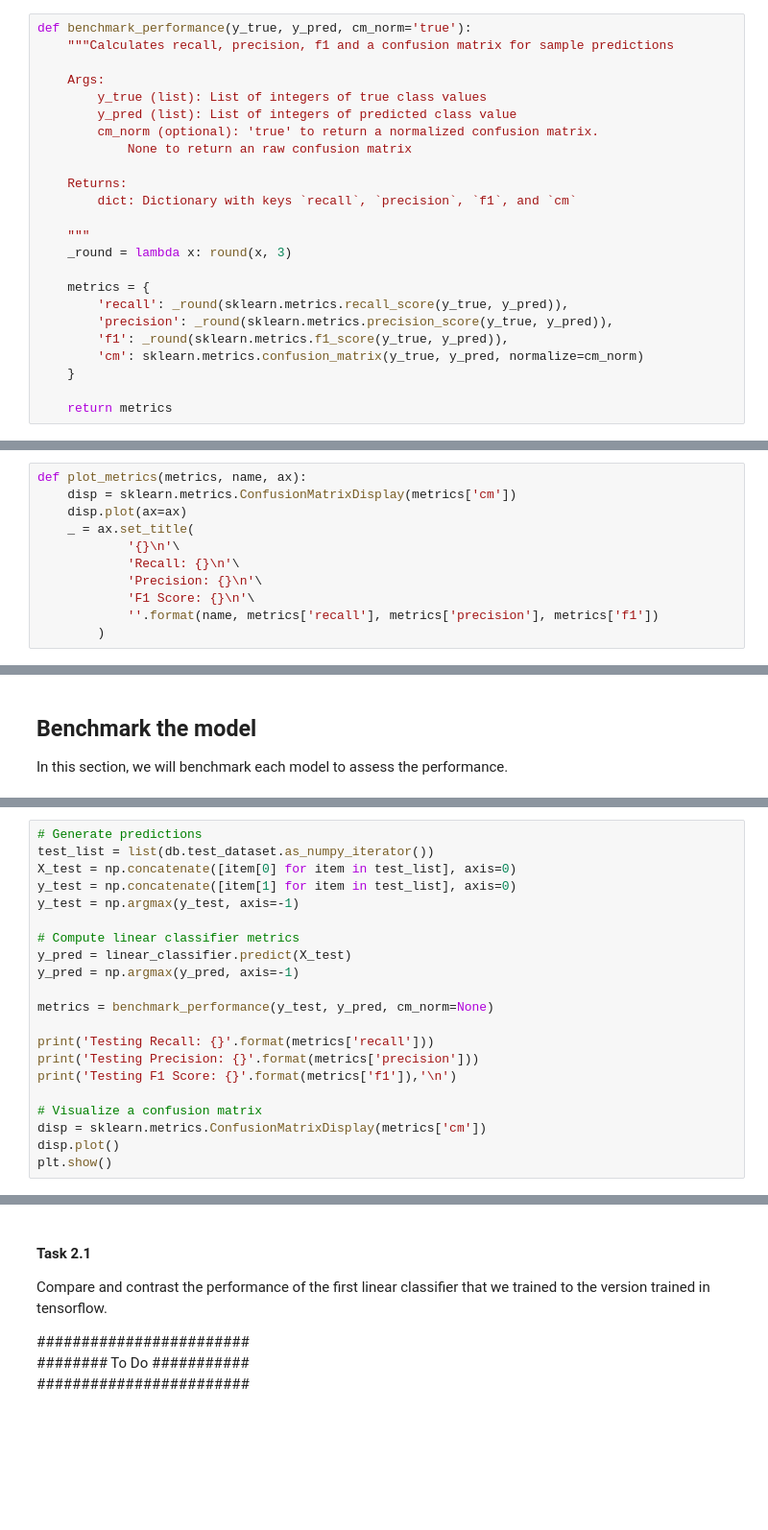
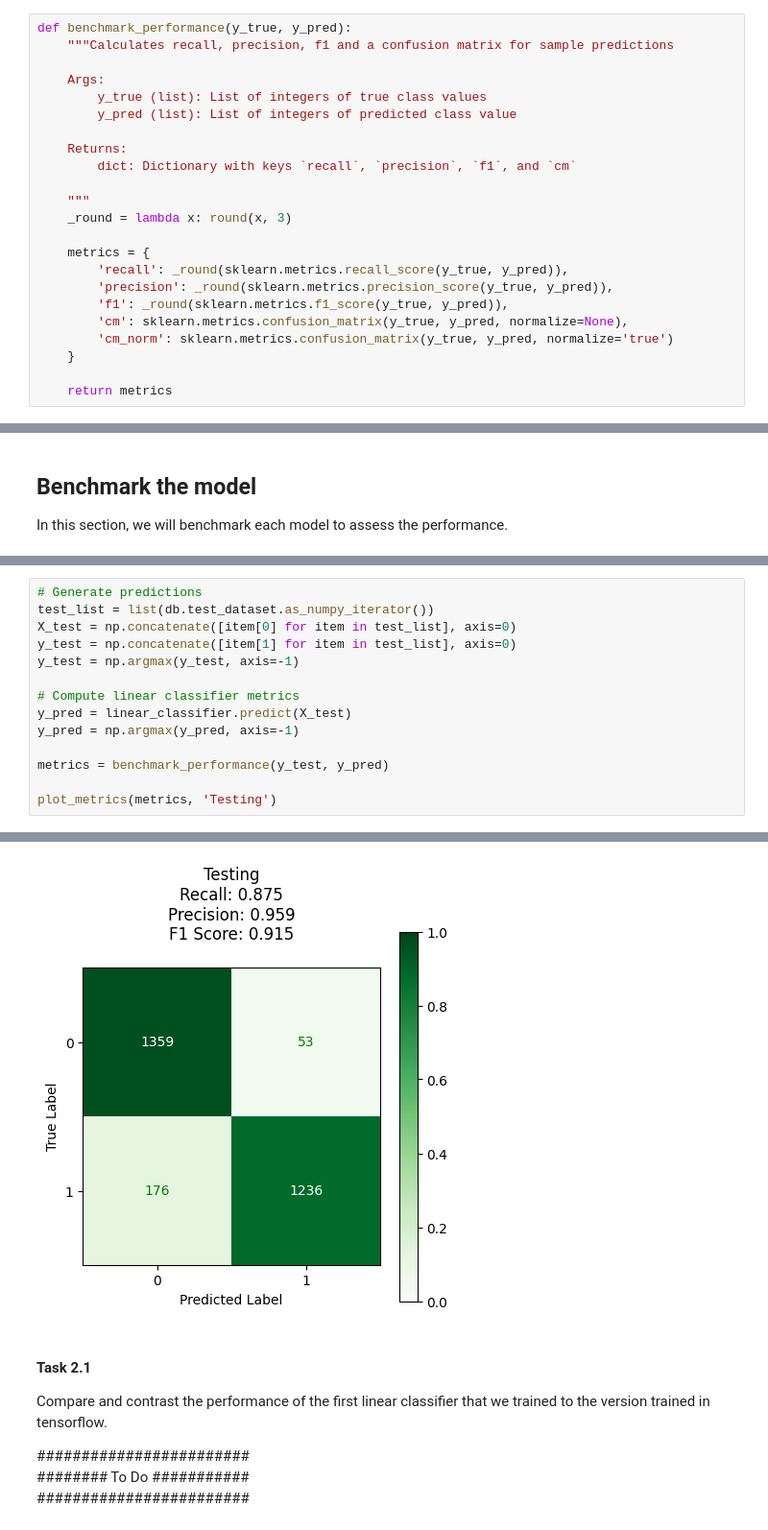
Before and after one commit to dlmbl/intro_ml, a Jupyter notebook: solution-1.ipynb, the cells around one changed output, grey strips where cells are left out. Shown: that part at 96% size. Cells and saved outputs as stored; diff of their text form; blank space fills up the shorter version.

```diff
--- a/solution-1.ipynb
+++ b/solution-1.ipynb
@@ -246,14 +409,12 @@ for i, j in enumerate(np.random.randint(X_test.shape[0], size=(8,))):
 # %% [markdown]
 In addition to inspecting the results of individual predictions, we can also look at summary statistics that capture model performance.
 # %%
-def benchmark_performance(y_true, y_pred, cm_norm='true'):
+def benchmark_performance(y_true, y_pred):
     """Calculates recall, precision, f1 and a confusion matrix for sample predictions
 
     Args:
         y_true (list): List of integers of true class values
         y_pred (list): List of integers of predicted class value
-        cm_norm (optional): 'true' to return a normalized confusion matrix.
-            None to return an raw confusion matrix
 
     Returns:
         dict: Dictionary with keys `recall`, `precision`, `f1`, and `cm`
@@ -265,7 +426,8 @@ def benchmark_performance(y_true, y_pred, cm_norm='true'):
         'recall': _round(sklearn.metrics.recall_score(y_true, y_pred)),
         'precision': _round(sklearn.metrics.precision_score(y_true, y_pred)),
         'f1': _round(sklearn.metrics.f1_score(y_true, y_pred)),
-        'cm': sklearn.metrics.confusion_matrix(y_true, y_pred, normalize=cm_norm)
+        'cm': sklearn.metrics.confusion_matrix(y_true, y_pred, normalize=None),
+        'cm_norm': sklearn.metrics.confusion_matrix(y_true, y_pred, normalize='true')
     }
 
     return metrics
@@ -292,14 +454,3 @@ $$\frac{\texttt{true positive}}{\texttt{true positive} + \texttt{false positive}
 - F1 -- Summary statistic that captures both precision and recall
 $$\frac{2*\texttt{precision}*\texttt{recall}}{\texttt{precision}+\texttt{recall}}$$
 - Confusion Matrix -- Captures the exact failure modes of the model by contrasting predicted classes with true classes.
-# %%
-def plot_metrics(metrics, name, ax):
-    disp = sklearn.metrics.ConfusionMatrixDisplay(metrics['cm'])
-    disp.plot(ax=ax)
-    _ = ax.set_title(
-            '{}\n'\
-            'Recall: {}\n'\
-            'Precision: {}\n'\
-            'F1 Score: {}\n'\
-            ''.format(name, metrics['recall'], metrics['precision'], metrics['f1'])
-        )
@@ -801,13 +879,7 @@ y_test = np.argmax(y_test, axis=-1)
 y_pred = linear_classifier.predict(X_test)
 y_pred = np.argmax(y_pred, axis=-1)
 
-metrics = benchmark_performance(y_test, y_pred, cm_norm=None)
+metrics = benchmark_performance(y_test, y_pred)
 
-print('Testing Recall: {}'.format(metrics['recall']))
-print('Testing Precision: {}'.format(metrics['precision']))
-print('Testing F1 Score: {}'.format(metrics['f1']),'\n')
-
-# Visualize a confusion matrix
-disp = sklearn.metrics.ConfusionMatrixDisplay(metrics['cm'])
-disp.plot()
-plt.show()
+plot_metrics(metrics, 'Testing')
+# %% [output]
@@ -814,3 +887,4 @@ plt.show()
+[figure, added]
 # %% [markdown]
 #### Task 2.1
 
```
Also changed, not shown: parts of 57 cells of this notebook, 1 other file.
